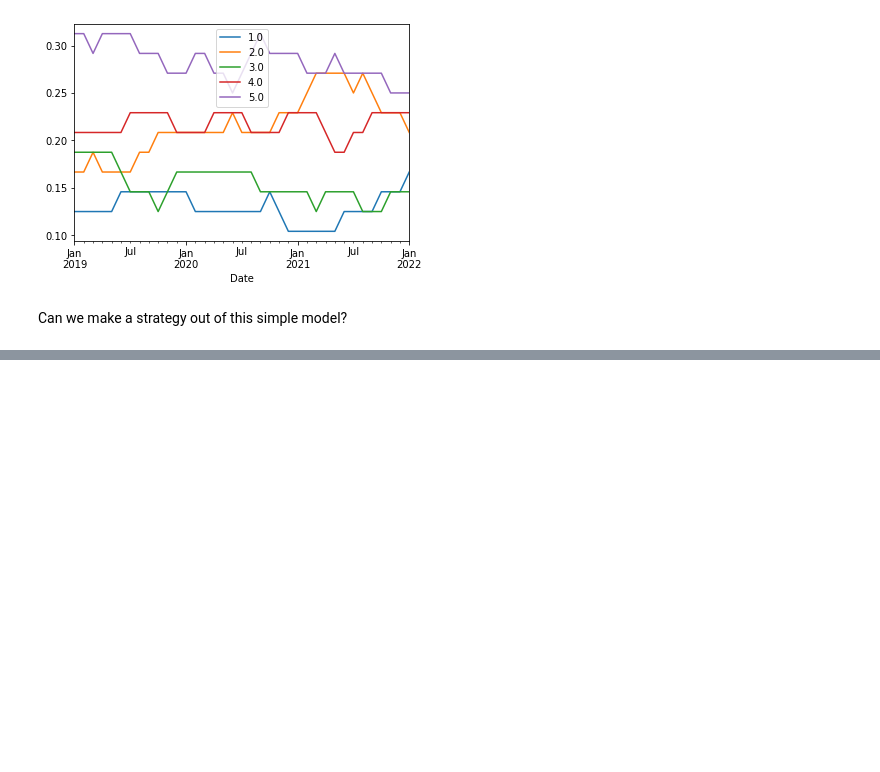
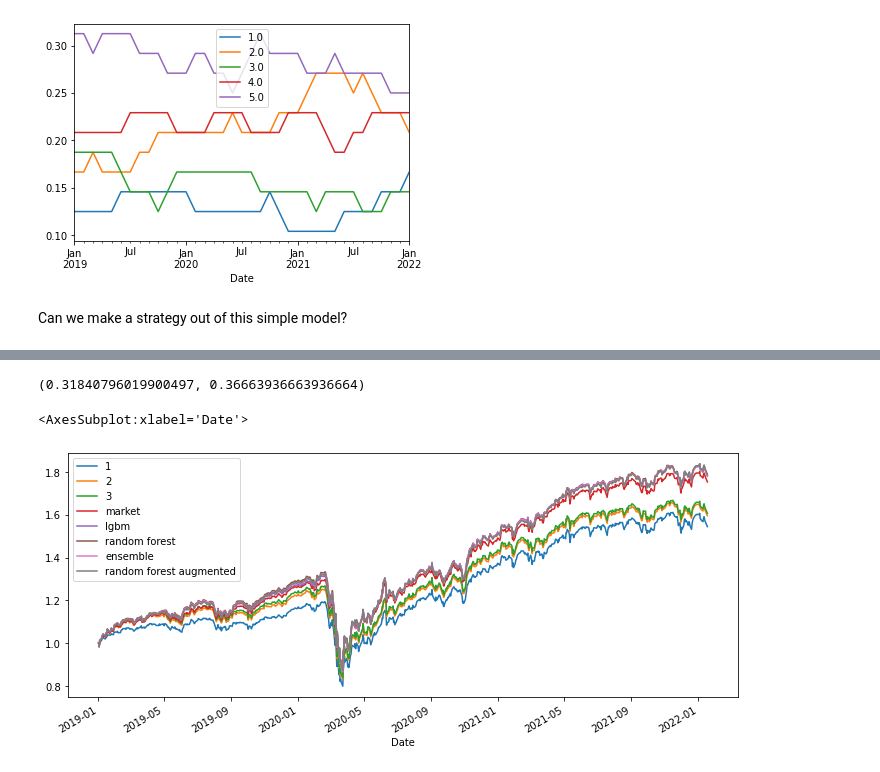
Before and after one commit to edu230991/m6-competition, a Jupyter notebook: notebooks/data-exploration.ipynb, the cells around one changed output, grey strips where cells are left out. Saved outputs shown, nothing was run; the diff lists cells and outputs as text; code cells hidden in the pictures; blank space fills up the shorter version.

```diff
--- a/notebooks/data-exploration.ipynb
+++ b/notebooks/data-exploration.ipynb
@@ -369,0 +330,9 @@ monthly_returns = portfolio_returns_k.resample("MS").prod() - 1
+# %%
+# add features
+X = pd.concat([
+    X,
+    pd.concat([monthly_returns.shift(i+1).stack() for i in range(window_len)], axis=1).dropna(),
+    pd.concat([monthly_vol.shift(i+1).stack() for i in range(window_len)], axis=1).dropna(),
+], axis=1)
+# %%
+X.columns = range(len(X.columns))
@@ -369,0 +347,17 @@ monthly_returns = portfolio_returns_k.resample("MS").prod() - 1
+# %%
+mdl_forest = RandomForestClassifier(n_estimators=2000, min_samples_leaf=100, random_state=0)
+mdl_forest.fit(X_train_dummy, y_train)
+mdl_forest.score(X_train_dummy, y_train), mdl_forest.score(X_test_dummy, y_test)
+# %% [output]
+(0.31840796019900497, 0.36663936663936664)
+# %%
+proba_forest = pd.DataFrame(mdl_forest.predict_proba(X_test_dummy), index=y_test.index, columns=range(1, 6))
+
+weights = get_weight_from_predictions(proba_forest, 5)
+daily_weights = weights.resample("d").pad().reindex(daily_test_index).ffill()
+portfolio_returns_k["random forest augmented"] = (daily_weights * (1 + closing_prices.pct_change().loc[daily_test_index])).sum(axis=1)
+# %%
+portfolio_returns_k.cumprod().plot(figsize=(12, 5))
+# %% [output]
+<AxesSubplot:xlabel='Date'>
+[figure, added]
```
Also changed, not shown: parts of 57 cells of this notebook, 6 other files.
